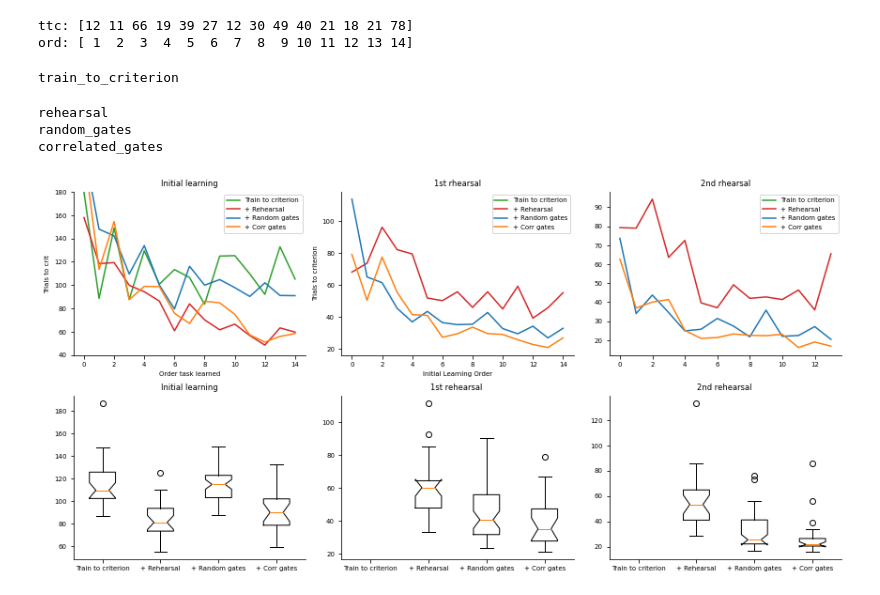
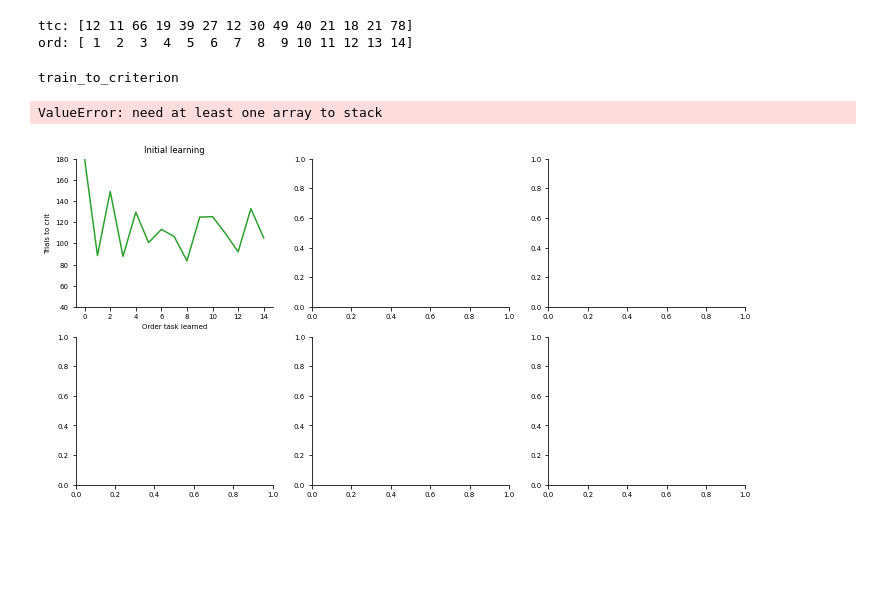
Before and after one commit to hummosa/Thalamus, a Jupyter notebook: analysis/Lab_presentation_first_part.ipynb, the cells around one changed output. Cells and saved outputs as stored; diff of their text form; code cells hidden in the pictures; blank space fills up the shorter version.

Commit message:
after fiete lab meeting

```diff
--- a/analysis/Lab_presentation_first_part.ipynb
+++ b/analysis/Lab_presentation_first_part.ipynb
@@ -47,9 +47,10 @@ from tqdm import tqdm, trange
 # %% [markdown]
 # Factorized experiments
 # %%
-experiments = ['same_net', 'random_gates_only', 'train_to_criterion',  'random_gates_no_rehearsal','rehearsal','random_gates',  'correlated_gates', 'cognitive_observer', ]
-# folder_name = './../files/factorized/'
-folder_name = './../files/final_policy_weaning/'
+# experiments = ['same_net', 'random_gates_only', 'train_to_criterion',  'random_gates_no_rehearsal','rehearsal','random_gates',  'correlated_gates', 'cognitive_observer', ]
+folder_name = './../files/factorized/'
+# folder_name = './../files/final_policy_weaning/'
+folder_name = './../files/final_bu2/'
 # %%
 def get_log_files(data_folder, exp_name, file_sig='testing_log'):
     lfiles = os.listdir(data_folder+f'{exp_name}/')
@@ -68,8 +69,12 @@ def convert_train_to_test_idx(training_log, testing_log, training_idx):
     test_t_idx = np.argmin(diff_arra)
     return(test_t_idx)
 # %%
-exps = ['same_net', 'random_gates_only', 'train_to_criterion', 'random_gates_no_rehearsal' , 'rehearsal','random_gates_mul', ]# 'cognitive_observer', ]
-last_task_idx = [14, 14, 14, 14 ,118, 118, ]# 'cognitive_observer', ]
+# experiments = ['same_net', 'train_to_criterion', 'rehearsal', 'random_gates_mul',]
+# experiments += ['random_gates_only', 'random_gates_no_rehearsal', 'random_gates_rehearsal_no_train_to_criterion'] #
+
+exps = ['same_net', 'random_gates_only', 'train_to_criterion', 'random_gates_no_rehearsal' , 'rehearsal','random_gates_mul',   'random_gates_rehearsal_no_train_to_criterion'  ]# ]# 'cognitive_observer', ]
+exps_names= ['RNN', 'Mul_task_id',       'train to\ncriterion', 'Mul_task_ID\n+ TTC' ,'Rehearsal\n+TTC', 'TTC+Reh\n+Mul task_ID', 'no ttc']#  'cognitive_observer', ]
+last_task_idx = [14, 14, 14, 14 ,118, 118, 118 ]# 'cognitive_observer', ]
 accuracy_dict = {}
 total_trials_dict={}
 total_optimization_trials_dict={}
@@ -157,7 +161,7 @@ Text(0, 0.5, 'Optimization batches (100 trials)')
 # %% [markdown]
 Breaking down by number of random rehearsals prior to optim
 # %%
-exps_names= ['RNN', 'Mul_task_id', '+ train to\ncriterion', 'Random gates\nNO rehearsal' ,'+Rehearsal', '+Random\ngates', ]# 'cognitive_observer', ]
+# exps_names= ['RNN', 'Mul_task_id', '+ train to\ncriterion', 'Random gates\nNO rehearsal' ,'+Rehearsal', '+Random\ngates', ]# 'cognitive_observer', ]
 # exps = ['same_net', , 'train_to_criterion', 'rehearsal','random_gates_no_rehearsal' , 'random_gates_mul', ]# 'cognitive_observer', ]
 
 fig, axes = plt.subplots(2,2, figsize=[12,6], sharey=True)
@@ -166,7 +170,7 @@ ax.set_title('0')
 _=ax.boxplot([optimization_totals_by_reh_len_dict[exp][0] for exp in exps], labels=[exp for exp in exps_names], meanline=True, notch=True)
 # _=ax.set_xticklabels( exps, rotation=45 )
 ax.set_ylabel('End avg accuracy')
-ax.set_ylim([0,60])
+# ax.set_ylim([0,40])
 
 ax = axes[0,1]
 ax.set_title('5')
@@ -344,7 +342,7 @@ def get_ttc_rehearsals(logs, rehearsal_no):
         rehearsal_data.append(np.array(ttcs)[np.array(times_seen)==rehearsal_no])
     return(np.stack(rehearsal_data))
 # %%
-logs = get_log_files(folder_name, 'rehearsal')
+# logs, lfilename = get_log_files(folder_name, 'rehearsal')
 def new_get_rehearsals(logs, rehearsal_no=1):
 
     # print('swtch \ttid \t rehNo \t ttc \t order')
@@ -359,10 +357,12 @@ def new_get_rehearsals(logs, rehearsal_no=1):
             times_seen.append( np.sum( np_task_id[:i]== log.switch_task_id[i]))
             order_learned.append(np.sum( np.array(times_seen)== times_seen[-1]))
             ttc.append(np_stamps[i+1]- np_stamps[i])
-        rehearsal_ttcs.append(np.array(ttc)[np.array(times_seen)==rehearsal_no])
+        rttc = np.array(ttc)[np.array(times_seen)==rehearsal_no]
+        rehearsal_ttcs.append(rttc)
     # for i in (range(12)):
         # print(log.switch_trialxxbatch[i], '\t', log.switch_task_id[i], '\t', times_seen[i], '\t', ttc[i], '\t', order_learned[i])
+    rehearsal_ttcs = [reh for reh in rehearsal_ttcs if len(reh)>0]
 
     return( np.stack(rehearsal_ttcs) )
 
-rt = new_get_rehearsals(logs, 1)
+rt = new_get_rehearsals(logs, 0)
@@ -411,12 +415,13 @@ ord: [ 1  2  3  4  5  6  7  8  9 10 11 12 13 14]
 # %%
 # get all rehearsal orders
 
+folder_name = './../files/factorized_lab_meeting/'
 
 rehearsal_total = 14
 rehearsal_no = 1
-exps_to_plot = [ 'train_to_criterion', 'rehearsal','random_gates',  'correlated_gates',]# 'cognitive_observer', ]
+exps_to_plot = [ 'train_to_criterion', 'rehearsal','random_gates', ]# 'correlated_gates',]# 'cognitive_observer', ]
 # exps_to_plot = [ 'random_gates',  'correlated_gates',]# 'cognitive_observer', ]
-exps_names = [ 'Train to criterion', '+ Rehearsal','+ Random gates',  '+ Corr gates',]# 'cognitive_observer', ]
+exps_names = [ 'Train to criterion', '+ Rehearsal','+ Random gates', ]# '+ Corr gates',]# 'cognitive_observer', ]
 # exps_names = [ '+ Random gates',  '+ Corr gates',]# 'cognitive_observer', ]
 # exps_to_plot = [ 'train_to_criterion', 'rehearsal', ]#'random_gates_no_rehearsal','random_gates',  'correlated_gates',]# 'cognitive_observer', ]
 # exps_to_plot = [ 'train_to_criterion',  ]#'random_gates_no_rehearsal','random_gates',  'correlated_gates',]# 'cognitive_observer', ]
@@ -425,7 +430,7 @@ colors =['tab:green', 'tab:red', 'tab:blue', 'tab:orange']
 fig, axes = plt.subplots(2,3, figsize=([12,6]))
 for i, expn in enumerate(exps_to_plot):
 
-    logs = get_log_files(folder_name, expn)
+    logs, lfile = get_log_files(folder_name, expn)
     print(expn)
     ax =axes[0,0]
     rehearsal_ttc = new_get_rehearsals(logs, rehearsal_no=0)  ##########first rehearsal
@@ -443,34 +448,32 @@ for i, expn in enumerate(exps_to_plot):
     rehearsal1.update({expn:rehearsal_ttc.mean(1)})
 
     ax = axes[0,2]
     rehearsal_ttc = new_get_rehearsals(logs, rehearsal_no=2) ############second rehearsal
     ax.plot(rehearsal_ttc.mean(0), label=exps_names[i], color=colors[i])
     ax.set_title('2nd rhearsal')
     rehearsal2.update({expn:rehearsal_ttc.mean(1)})
 
 ax =axes[1,0]
 _=ax.boxplot([initial_learning[expn] for expn in exps_to_plot], labels= exps_names, notch=True, meanline=True)
 ax.set_title('Initial learning')
 ax =axes[1,1]
 _=ax.boxplot([rehearsal1[expn] for expn in exps_to_plot], labels= exps_names, notch=True, meanline=True)
 ax.set_title('1st rehearsal ')
 ax =axes[1,2]
 _=ax.boxplot([rehearsal2[expn] for expn in exps_to_plot], labels= exps_names, notch=True)
 ax.set_title('2nd rehearsal ')
 
 ax = axes[0,0]
 ax.legend()
 ax = axes[0,2]
 ax.legend()
 ax = axes[0,1]
 ax.legend()
 ax.set_xlabel('Initial Learning Order')
 ax.set_ylabel('Trials to criterion')
 plt.tight_layout()
 plt.savefig('rehearsal_new_data.jpg', dpi=300)
 # %% [output]
 train_to_criterion
-rehearsal
-random_gates
-correlated_gates
+ValueError: need at least one array to stack
-[figure, old version]
+[figure, new version]
```
Also changed, not shown: parts of 8 cells of this notebook, 7 other files.
